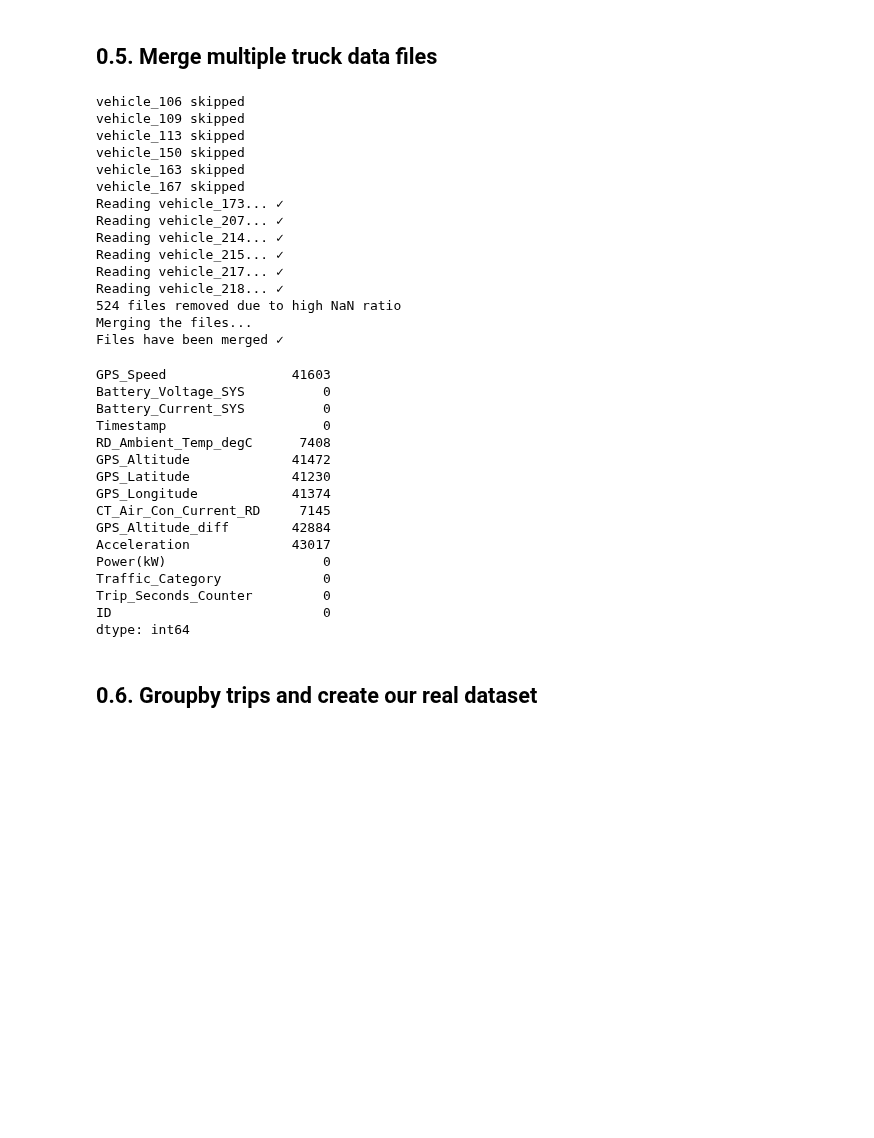
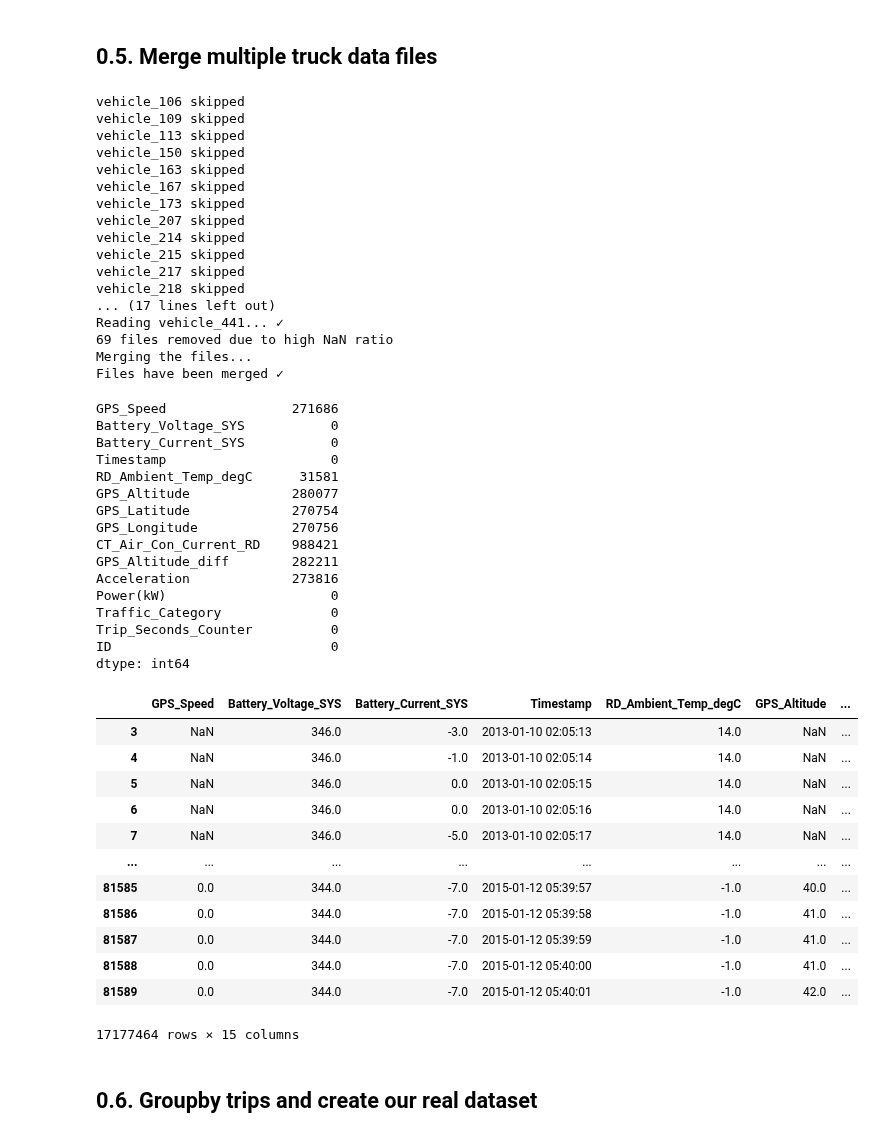
Before and after one commit to ydelipinar/Data_Based_Vehicle_Energy_Consumption_Modeling, a Jupyter notebook: ENS491_492_Project.ipynb, the cells around one changed output. Saved outputs shown, nothing was run; the diff lists cells and outputs as text; code cells hidden in the pictures; blank space fills up the shorter version.

```diff
--- a/ENS491_492_Project.ipynb
+++ b/ENS491_492_Project.ipynb
@@ -302,8 +302,8 @@ def get_city(lat, lon):
 # %%
 df_list = [] # Initialize an empty list to store dataframes
 # SEARCH_VEHICLE_FOLDER_COUNT = 0
-STARTFOLDER = 13  #1 ilk dosya 0 degil
-ENDFOLDER = 18   #30 son dosya
+STARTFOLDER = 25  #1 ilk dosya 0 degil
+ENDFOLDER = 30   #30 son dosya
 
 #we have 30 folders
 vehicle_folder_counter = 0
@@ -447,32 +447,34 @@ vehicle_113 skipped
 vehicle_150 skipped
 vehicle_163 skipped
 vehicle_167 skipped
-Reading vehicle_173... ✓
-Reading vehicle_207... ✓
-Reading vehicle_214... ✓
-Reading vehicle_215... ✓
-Reading vehicle_217... ✓
-Reading vehicle_218... ✓
-524 files removed due to high NaN ratio
+vehicle_173 skipped
+vehicle_207 skipped
+vehicle_214 skipped
+vehicle_215 skipped
+vehicle_217 skipped
+vehicle_218 skipped
+... (17 lines left out)
+Reading vehicle_441... ✓
+69 files removed due to high NaN ratio
 Merging the files...
 Files have been merged ✓
 # %%
 df_merged.isna().sum()
 # %% [output]
-GPS_Speed                41603
-Battery_Voltage_SYS          0
-Battery_Current_SYS          0
-Timestamp                    0
-RD_Ambient_Temp_degC      7408
-GPS_Altitude             41472
-GPS_Latitude             41230
-GPS_Longitude            41374
-CT_Air_Con_Current_RD     7145
-GPS_Altitude_diff        42884
-Acceleration             43017
-Power(kW)                    0
-Traffic_Category             0
-Trip_Seconds_Counter         0
-ID                           0
+GPS_Speed                271686
+Battery_Voltage_SYS           0
+Battery_Current_SYS           0
+Timestamp                     0
+RD_Ambient_Temp_degC      31581
+GPS_Altitude             280077
+GPS_Latitude             270754
+GPS_Longitude            270756
+CT_Air_Con_Current_RD    988421
+GPS_Altitude_diff        282211
+Acceleration             273816
+Power(kW)                     0
+Traffic_Category              0
+Trip_Seconds_Counter          0
+ID                            0
 dtype: int64
 # %%
@@ -480,3 +482,19 @@ df_merged.to_csv('df_merged_7-12.csv',index=False)
+# %%
+df_merged
+# %% [output]
+|  | GPS_Speed | Battery_Voltage_SYS | Battery_Current_SYS | Timestamp | RD_Ambient_Temp_degC | GPS_Altitude | ... |
+| 3 | NaN | 346.0 | -3.0 | 2013-01-10 02:05:13 | 14.0 | NaN | ... |
+| 4 | NaN | 346.0 | -1.0 | 2013-01-10 02:05:14 | 14.0 | NaN | ... |
+| 5 | NaN | 346.0 | 0.0 | 2013-01-10 02:05:15 | 14.0 | NaN | ... |
+| 6 | NaN | 346.0 | 0.0 | 2013-01-10 02:05:16 | 14.0 | NaN | ... |
+| 7 | NaN | 346.0 | -5.0 | 2013-01-10 02:05:17 | 14.0 | NaN | ... |
+| ... | ... | ... | ... | ... | ... | ... | ... |
+| 81585 | 0.0 | 344.0 | -7.0 | 2015-01-12 05:39:57 | -1.0 | 40.0 | ... |
+| 81586 | 0.0 | 344.0 | -7.0 | 2015-01-12 05:39:58 | -1.0 | 41.0 | ... |
+| 81587 | 0.0 | 344.0 | -7.0 | 2015-01-12 05:39:59 | -1.0 | 41.0 | ... |
+| 81588 | 0.0 | 344.0 | -7.0 | 2015-01-12 05:40:00 | -1.0 | 41.0 | ... |
+| 81589 | 0.0 | 344.0 | -7.0 | 2015-01-12 05:40:01 | -1.0 | 42.0 | ... |
+17177464 rows × 15 columns
 # %% [markdown]
 ## 0.6. Groupby trips and create our real dataset
 # %%
```
Also changed, not shown: parts of 28 cells of this notebook.
